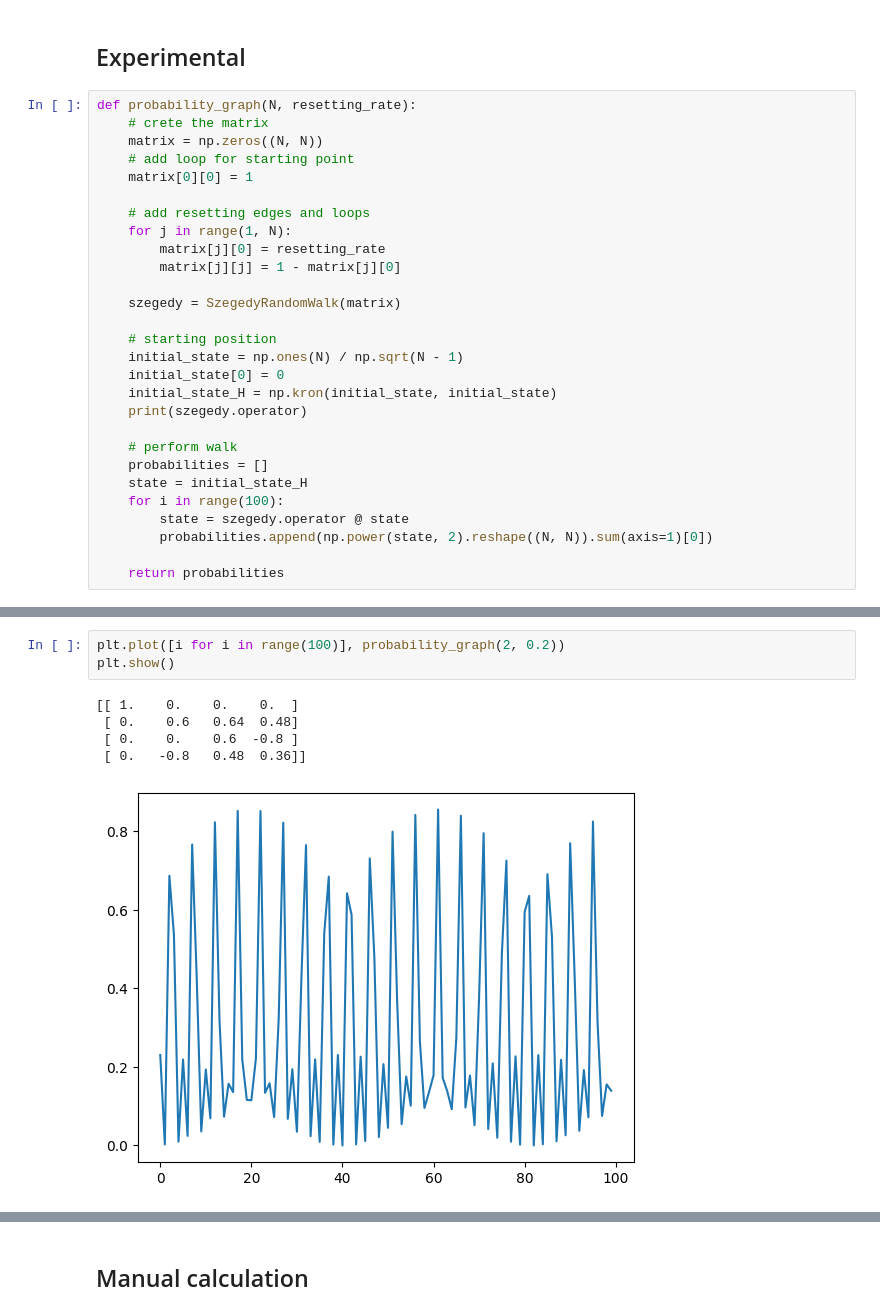
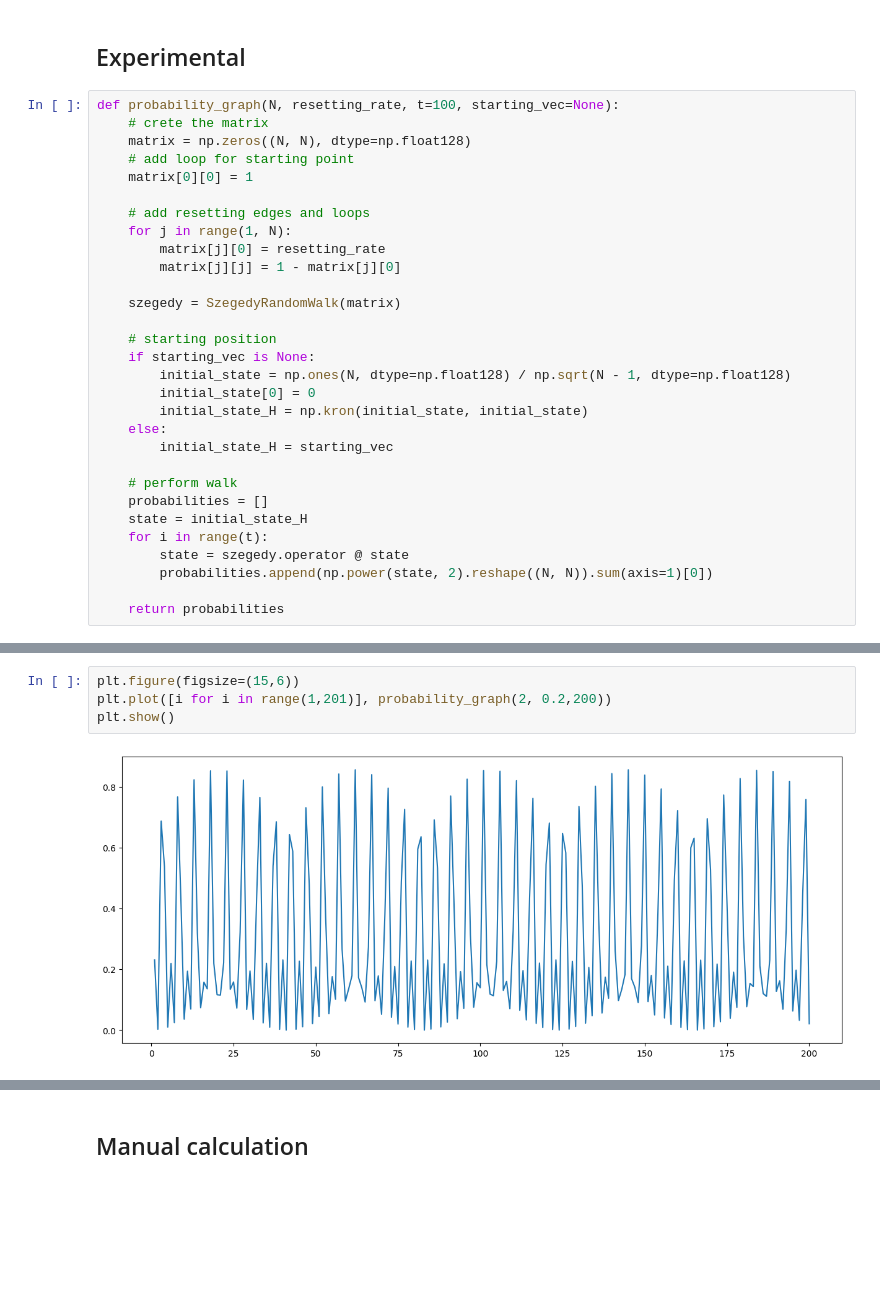
Before and after one commit to wjwitek/szegedy-walk-with-resetting, a Jupyter notebook: manual_and_exp_resetting_rate.ipynb, the cells around one changed output, grey strips where cells are left out. Cells and saved outputs as stored; diff of their text form; blank space fills up the shorter version.

Commit message:
add notebook plotting period values

```diff
--- a/manual_and_exp_resetting_rate.ipynb
+++ b/manual_and_exp_resetting_rate.ipynb
@@ -5,9 +5,9 @@ import matplotlib.pyplot as plt
 # %% [markdown]
 ## Experimental
 # %%
-def probability_graph(N, resetting_rate):
+def probability_graph(N, resetting_rate, t=100, starting_vec=None):
     # crete the matrix
-    matrix = np.zeros((N, N))
+    matrix = np.zeros((N, N), dtype=np.float128)
     # add loop for starting point
     matrix[0][0] = 1
 
@@ -19,15 +19,17 @@ def probability_graph(N, resetting_rate):
     szegedy = SzegedyRandomWalk(matrix)
 
     # starting position
-    initial_state = np.ones(N) / np.sqrt(N - 1)
-    initial_state[0] = 0
-    initial_state_H = np.kron(initial_state, initial_state)
-    print(szegedy.operator)
+    if starting_vec is None:
+        initial_state = np.ones(N, dtype=np.float128) / np.sqrt(N - 1, dtype=np.float128)
+        initial_state[0] = 0
+        initial_state_H = np.kron(initial_state, initial_state)
+    else:
+        initial_state_H = starting_vec
 
     # perform walk
     probabilities = []
     state = initial_state_H
-    for i in range(100):
+    for i in range(t):
         state = szegedy.operator @ state
         probabilities.append(np.power(state, 2).reshape((N, N)).sum(axis=1)[0])
 
@@ -35,10 +42,7 @@ def probability_graph(N, resetting_rate):
 # %%
-plt.plot([i for i in range(100)], probability_graph(2, 0.2))
+plt.figure(figsize=(15,6))
+plt.plot([i for i in range(1,201)], probability_graph(2, 0.2,200))
 plt.show()
 # %% [output]
-[[ 1.    0.    0.    0.  ]
- [ 0.    0.6   0.64  0.48]
- [ 0.    0.    0.6  -0.8 ]
- [ 0.   -0.8   0.48  0.36]]
-[figure, old version]
+[figure, new version]
 # %%
```
Also changed, not shown: parts of 10 cells of this notebook, 2 other files.
